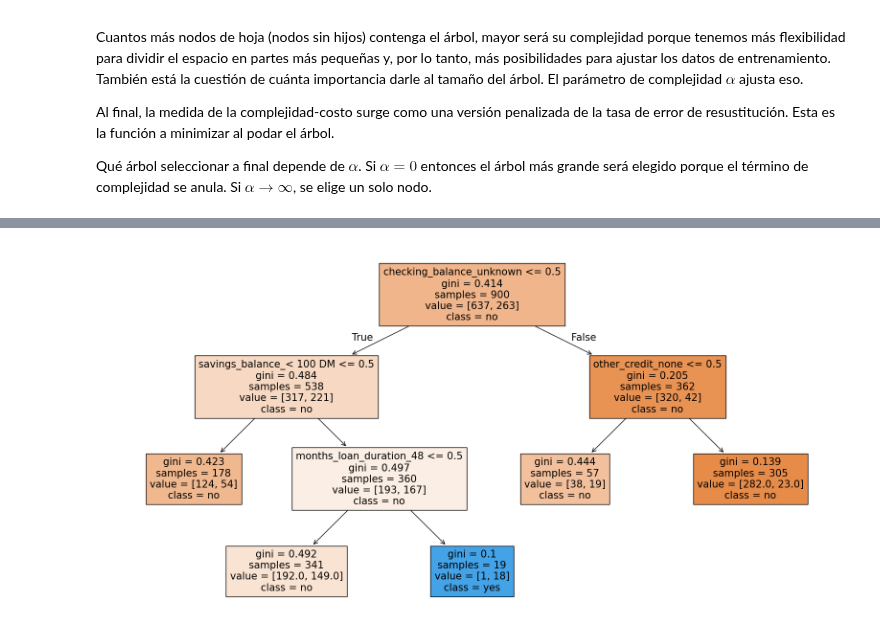
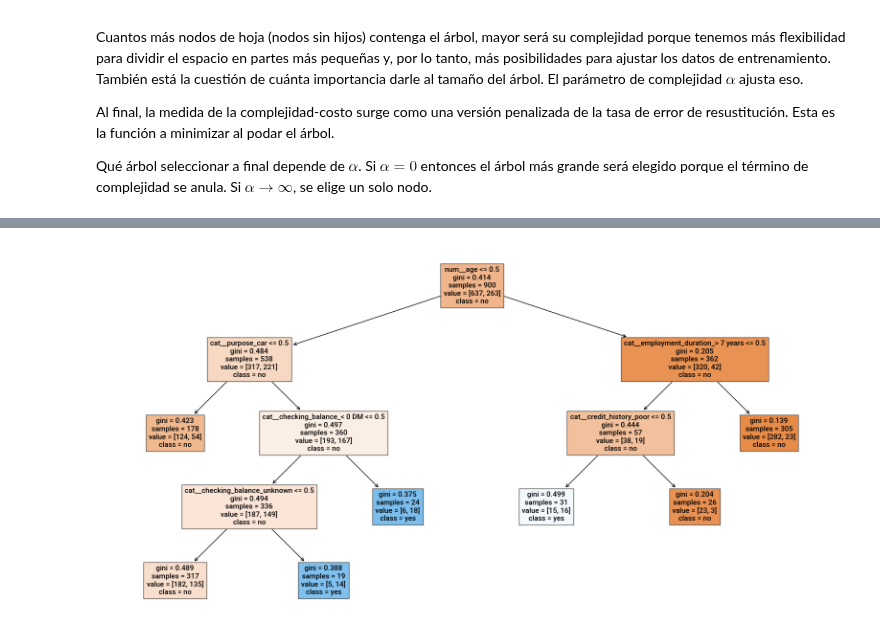
Before and after one commit to vmoprojs/MLPython, a Jupyter notebook: Arboles.ipynb, the cells around one changed output, grey strips where cells are left out. Drawn from its saved outputs; the diff is of its cells as text; code cells hidden in the pictures.

```diff
--- a/Arboles.ipynb
+++ b/Arboles.ipynb
@@ -253,8 +248,30 @@ X_test_encoded = encoder.transform(X_test)
+# %%
+# Codificar las variables categóricas
+#encoder = OneHotEncoder(drop='first', sparse_output=False,handle_unknown='ignore')
+
+
+#Definir las listas de categóricas y numéricas
+numeric_features = ['months_loan_duration', 'amount','age']
+categorical_features = ['checking_balance',  'credit_history', 'purpose','savings_balance',
+            'employment_duration', 'percent_of_income', 'years_at_residence', 'other_credit', 'housing',
+            'existing_loans_count', 'job', 'dependents', 'phone']
+
+#Standscaler a caracteristicas numericas y Onehotencoder a las categoricas
+preprocessor = ColumnTransformer(
+    transformers=[
+        ('num', StandardScaler(), numeric_features),
+        ('cat', OneHotEncoder(), categorical_features)
+    ])
+
+#Crear un pipeline con preprocesador y  modelo
+model = Pipeline(steps=[('preprocessor', preprocessor),
+        ('classifier', DecisionTreeClassifier(
+            random_state=12345,
+            criterion='entropy',
+        max_depth=3))])
 # %% [markdown]
 Entrenamos el modelo:
 # %%
 # Entrenar el modelo de árbol de decisión
-# credit_model = DecisionTreeClassifier(random_state=12345,class_weight="balanced")
-credit_model = DecisionTreeClassifier(random_state=12345,criterion='entropy')
-credit_model.fit(X_train_encoded, y_train)
+model.fit(X_train, y_train)
 # %% [output]
@@ -261,0 +296,14 @@ DecisionTreeClassifier(criterion='entropy', random_state=12345)
+# %%
+# Extraer el modelo de árbol de decisión ajustado
+decision_tree = model.named_steps['classifier']
+
+# Asegurarte de que el modelo es el DecisionTreeClassifier
+print(type(decision_tree))
+
+# Obtener los nombres de las características como una lista
+feature_names = preprocessor.get_feature_names_out().tolist()
+
+from sklearn.tree import export_text
+# Imprimir el árbol de decisión como texto
+tree_text = export_text(decision_tree, feature_names=feature_names)
+print(tree_text)
@@ -355,10 +439,10 @@ best_model = clfs[best_index]
 # %%
 # Imprimir el mejor modelo (el árbol de decisión podado)
 plt.figure(figsize=(20,10))
-plot_tree(best_model, feature_names=encoder.get_feature_names_out(features), class_names=['no', 'yes'], filled=True)
+plot_tree(best_model, feature_names=feature_names, class_names=['no', 'yes'], filled=True)
 plt.show()
 # %% [output]
-[figure, old version]
+[figure, new version]
 # %%
 # Predecir con el conjunto de prueba usando el mejor modelo
 credit_pred = best_model.predict(X_test_encoded)
```
Also changed, not shown: parts of 14 cells of this notebook, 21 other files.
